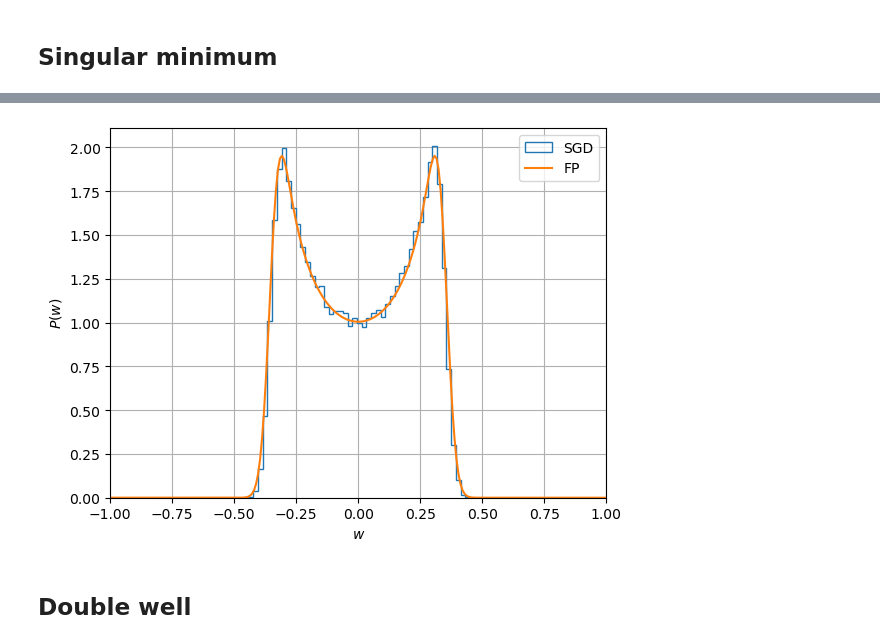
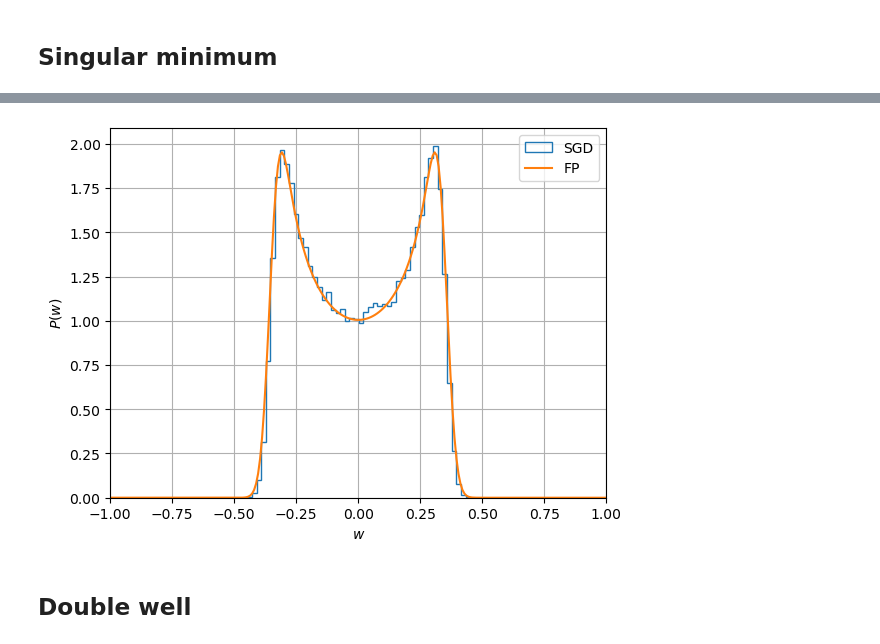
Before and after one commit to gcorlouer/sgd_on_singularities, a Jupyter notebook: experiments/FK_finite_volume.ipynb, the cells around one changed output, grey strips where cells are left out. Drawn from its saved outputs; the diff is of its cells as text; code cells hidden in the pictures.

```diff
--- a/experiments/FK_finite_volume.ipynb
+++ b/experiments/FK_finite_volume.ipynb
@@ -343,10 +311,10 @@ def simulate_sing(lr, dt, time, a, t, nw, w_left, w_right, zero_prob_left, zero_
     return q, x, Ps
 # %%
 def q(w):
-    return w**2.
+    return w**2
 
 def grad_q(w):
-    return 2.*w
+    return 2*w
 
 def get_data_sing(seed, timesteps):
     lr = .05
@@ -360,7 +328,7 @@ def get_data_sing(seed, timesteps):
 # %%
 nsamp = 10**5
 tmax = 20
-sgd_data = np.array([get_data_sing(seed, tmax) for seed in range(nsamp)])
+sgd_data = np.array([get_data_sing(seed, tmax) for seed in range(nsamp, 2*nsamp)])
 # %%
 lr = .05
 
@@ -380,19 +348,3 @@ for t, nw, dt in zip(ts, nws, dts):
     q, x_tmp, P_tmp = simulate_sing(lr, dt, time, a, t, nw, w_left, w_right, zero_prob_left, zero_prob_right)
     xs.append(x_tmp)
     Ps.append(P_tmp)
-# %%
-fig, ax = plt.subplots()
-
-for t, nw, dt, x, P in zip(ts, nws, dts, xs, Ps):
-
-
-    # time index
-    i = -1
-    plt.plot(x-t/2, P[i], label=f"$t={t}$")
-
-# ax.set_yscale('log')
-plt.xlabel('$w$')
-plt.ylabel('$P(w)$')
-plt.legend()
-plt.grid()
-plt.savefig('stationary_distrib.png', bbox_inches='tight', dpi=150)
@@ -401,14 +351,15 @@ plt.savefig('stationary_distrib.png', bbox_inches='tight', dpi=150)
 # %%
 plt.hist(sgd_data.T[-1], histtype='step', density=True, bins='auto', label='SGD')
+x = xs[0]
 plt.plot(x-t/2, Ps[0][-1], label='FP')
 plt.xlabel(r"$w$")
 plt.ylabel(r"$P(w)$")
 plt.grid()
 plt.legend()
 plt.xlim(-1,1)
 plt.savefig("dynamics_1d_singular_model.png", bbox_inches="tight", dpi=150)
 plt.show()
 # %% [output]
-[figure, old version]
+[figure, new version]
 # %% [markdown]
 ## Double well
```
Also changed, not shown: parts of 27 cells of this notebook, 1 other file.
